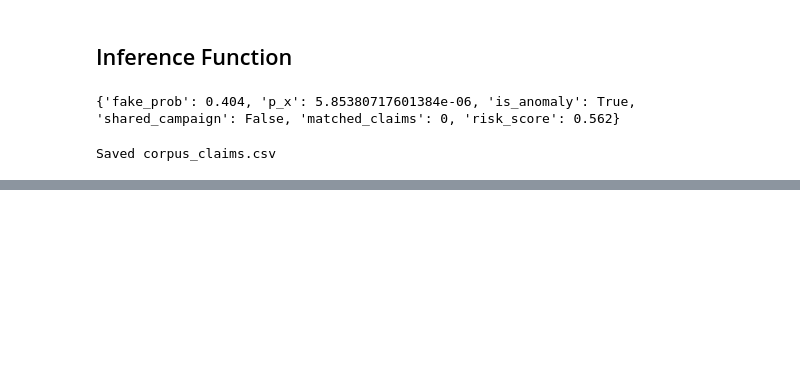
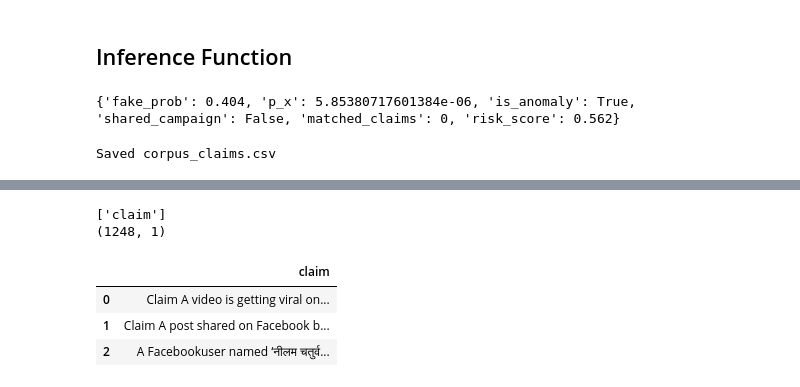
Before and after one commit to aadish8206/SatyaRakshak, a Jupyter notebook: SatyaRakshak_model.ipynb, the cells around one changed output, grey strips where cells are left out. Cells and saved outputs as stored; diff of their text form; code cells hidden in the pictures; blank space fills up the shorter version.

```diff
--- a/SatyaRakshak_model.ipynb
+++ b/SatyaRakshak_model.ipynb
@@ -749,0 +807,11 @@ Saved corpus_claims.csv
+# %%
+print(corpus.columns.tolist())
+print(corpus.shape)
+corpus.head(3)
+# %% [output]
+['claim']
+(1248, 1)
+|  | claim |
+| 0 | Claim A video is getting viral on... |
+| 1 | Claim A post shared on Facebook b... |
+| 2 | A Facebookuser named ‘नीलम चतुर्व... |
```
Also changed, not shown: parts of 16 cells of this notebook, 12 other files.
